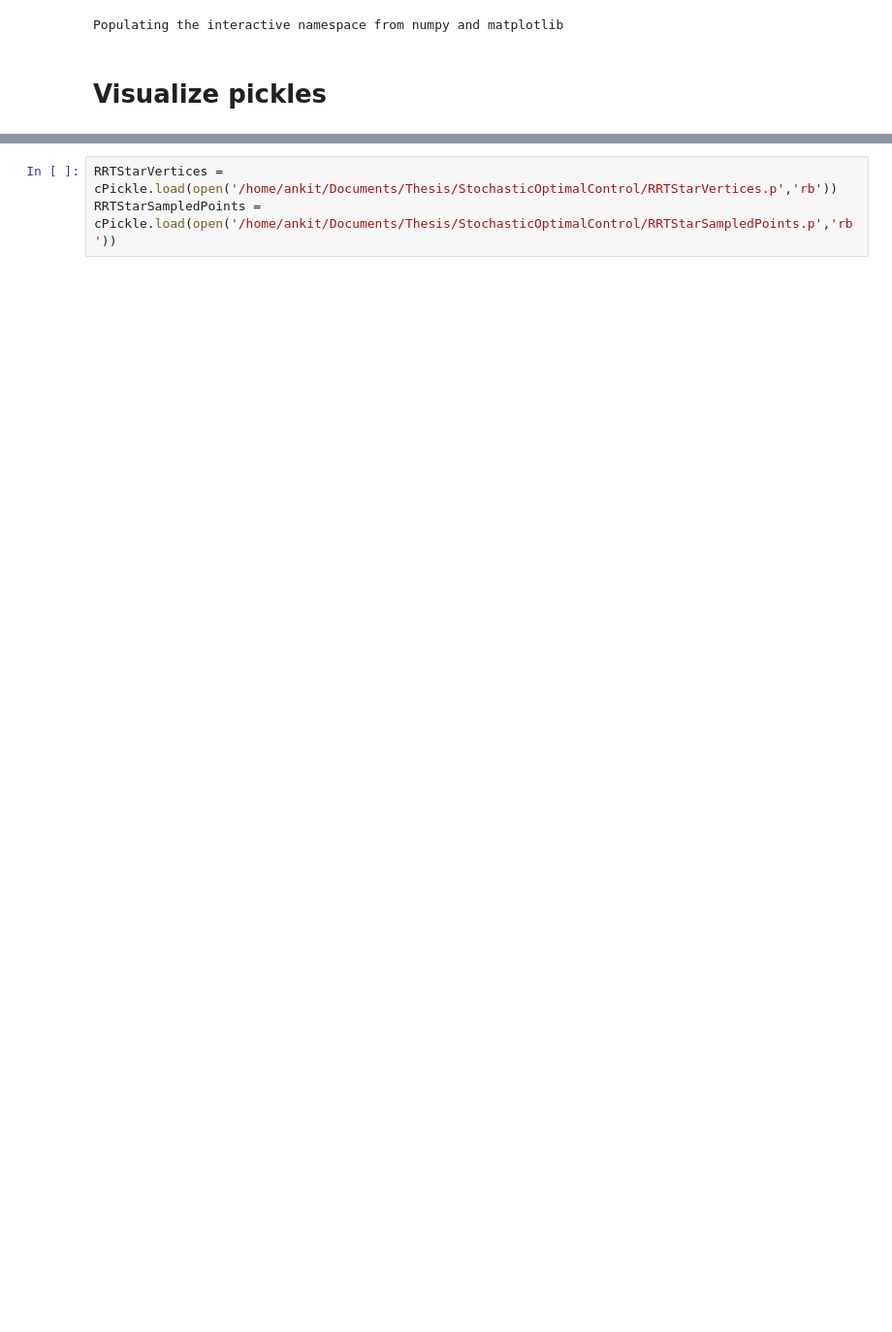
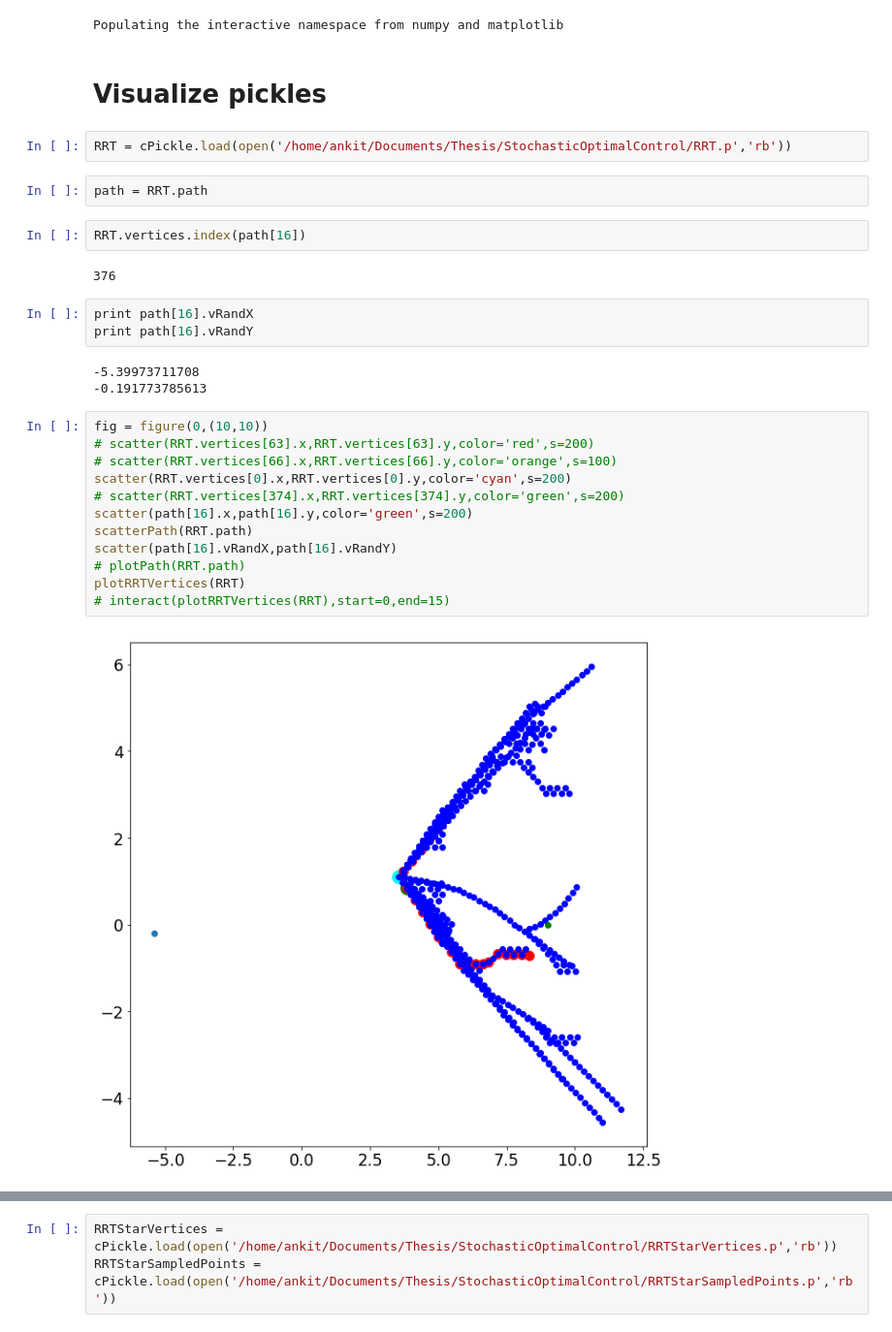
Before and after one commit to ankitkaushik/StochasticOptimalControl, a Jupyter notebook: PI_RRT.ipynb, the cells around one changed output, grey strips where cells are left out. Shown: that part at 97% size. Saved outputs shown, nothing was run; the diff lists cells and outputs as text; blank space fills up the shorter version.

```diff
--- a/PI_RRT.ipynb
+++ b/PI_RRT.ipynb
@@ -17,3 +19,31 @@ import cPickle
 Populating the interactive namespace from numpy and matplotlib
 # %% [markdown]
 # Visualize pickles
+# %%
+RRT = cPickle.load(open('/home/ankit/Documents/Thesis/StochasticOptimalControl/RRT.p','rb'))
+# %%
+path = RRT.path
+# %%
+RRT.vertices.index(path[16])
+# %% [output]
+376
+# %%
+print path[16].vRandX
+print path[16].vRandY
+# %% [output]
+-5.39973711708
+-0.191773785613
+# %%
+fig = figure(0,(10,10))
+# scatter(RRT.vertices[63].x,RRT.vertices[63].y,color='red',s=200)
+# scatter(RRT.vertices[66].x,RRT.vertices[66].y,color='orange',s=100)
+scatter(RRT.vertices[0].x,RRT.vertices[0].y,color='cyan',s=200)
+# scatter(RRT.vertices[374].x,RRT.vertices[374].y,color='green',s=200)
+scatter(path[16].x,path[16].y,color='green',s=200)
+scatterPath(RRT.path)
+scatter(path[16].vRandX,path[16].vRandY)
+# plotPath(RRT.path)
+plotRRTVertices(RRT)
+# interact(plotRRTVertices(RRT),start=0,end=15)
+# %% [output]
+[figure, added]
```
Also changed, not shown: parts of 13 cells of this notebook, 12 other files.
